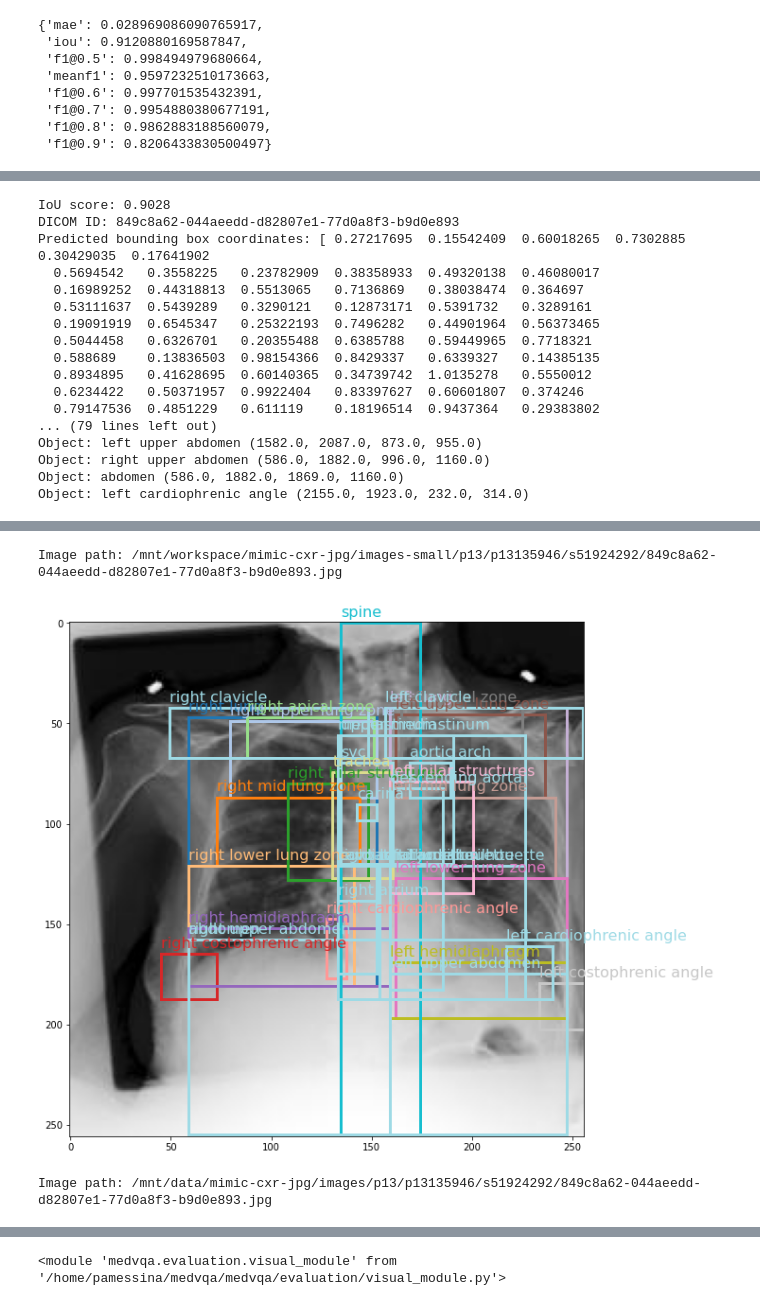
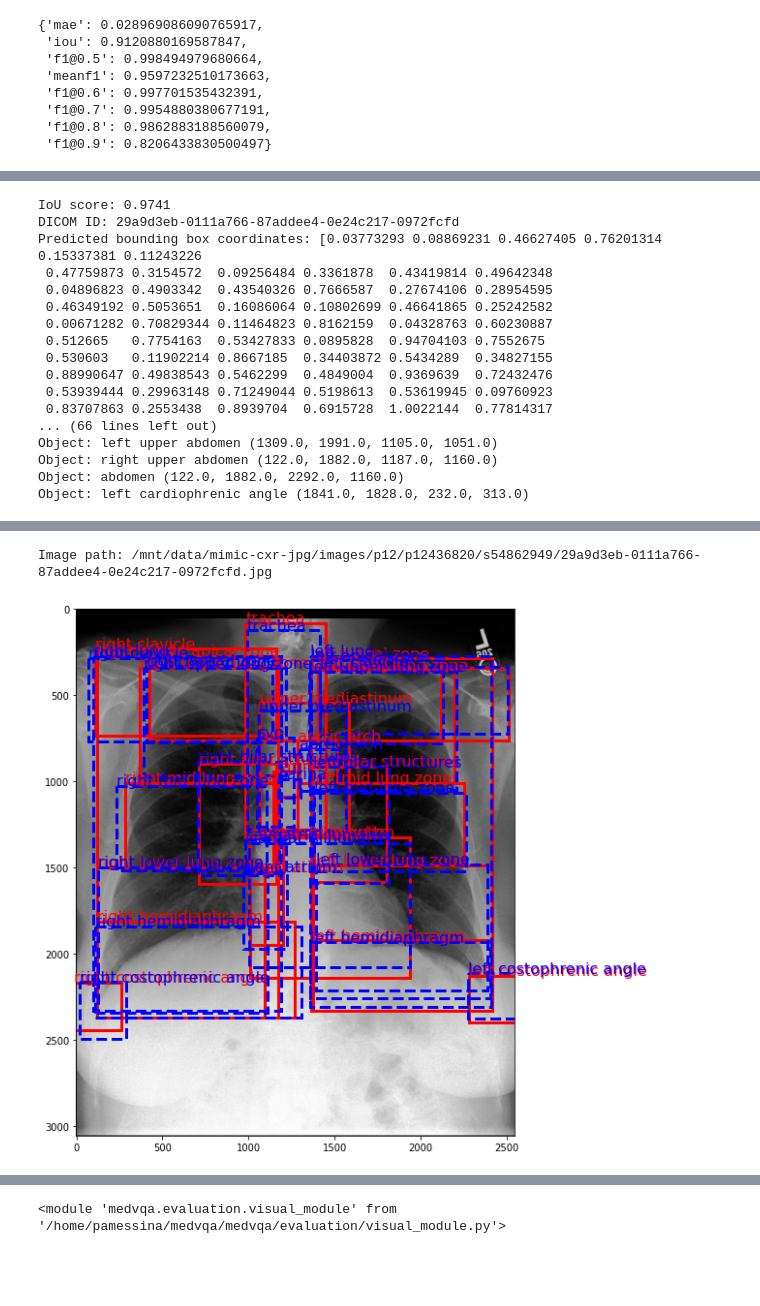
Before and after one commit to PabloMessina/MedVQA, a Jupyter notebook: medvqa/notebooks/evaluate bounding boxes.ipynb, the cells around one changed output, grey strips where cells are left out. Cells and saved outputs as stored; diff of their text form; code cells hidden in the pictures; blank space fills up the shorter version.

```diff
--- a/medvqa/notebooks/evaluate bounding boxes.ipynb
+++ b/medvqa/notebooks/evaluate bounding boxes.ipynb
@@ -326,4 +590,4 @@ load_pickle('/mnt/data/pamessina/workspaces/medvqa-workspace/results/vqa/2023020
 # %%
 from medvqa.evaluation.visual_module import ChestImagenomeBboxPredictionsVisualizer
 # %%
-visualizer = ChestImagenomeBboxPredictionsVisualizer('/mnt/data/pamessina/workspaces/medvqa-workspace/results/vqa/20230208_231030_mim+mim(chex)_oevqa(dense121+onehot+transf)_visenc-pretr=0_dws=1.0,1.0_medtok_chx_amp/mimiccxr_test_set__bbox_predictions(eval_mode=chest_imagenome_trained_model,clamped).pkl')
+visualizer = ChestImagenomeBboxPredictionsVisualizer('/mnt/data/pamessina/workspaces/medvqa-workspace/results/visual_module/20230216_131111_mim_dn121/chest_imagenome_gold__bbox_predictions(eval_mode=chest_imagenome_trained_model).pkl')
@@ -334,20 +601,20 @@ visualizer.plot_iou_scores(figsize=(10, 5))
 # %%
-visualizer.visualize_bbox_predictions_example(-2000)
+visualizer.visualize_bbox_predictions_example(-1)
 # %% [output]
-IoU score: 0.9028
-DICOM ID: 849c8a62-044aeedd-d82807e1-77d0a8f3-b9d0e893
-Predicted bounding box coordinates: [ 0.27217695  0.15542409  0.60018265  0.7302885   0.30429035  0.17641902
-  0.5694542   0.3558225   0.23782909  0.38358933  0.49320138  0.46080017
-  0.16989252  0.44318813  0.5513065   0.7136869   0.38038474  0.364697
-  0.53111637  0.5439289   0.3290121   0.12873171  0.5391732   0.3289161
-  0.19091919  0.6545347   0.25322193  0.7496282   0.44901964  0.56373465
-  0.5044458   0.6326701   0.20355488  0.6385788   0.59449965  0.7718321
-  0.588689    0.13836503  0.98154366  0.8429337   0.6339327   0.14385135
-  0.8934895   0.41628695  0.60140365  0.34739742  1.0135278   0.5550012
-  0.6234422   0.50371957  0.9922404   0.83397627  0.60601807  0.374246
-  0.79147536  0.4851229   0.611119    0.18196514  0.9437364   0.29383802
-... (79 lines left out)
-Object: left upper abdomen (1582.0, 2087.0, 873.0, 955.0)
-Object: right upper abdomen (586.0, 1882.0, 996.0, 1160.0)
-Object: abdomen (586.0, 1882.0, 1869.0, 1160.0)
-Object: left cardiophrenic angle (2155.0, 1923.0, 232.0, 314.0)
+IoU score: 0.9741
+DICOM ID: 29a9d3eb-0111a766-87addee4-0e24c217-0972fcfd
+Predicted bounding box coordinates: [0.03773293 0.08869231 0.46627405 0.76201314 0.15337381 0.11243226
+ 0.47759873 0.3154572  0.09256484 0.3361878  0.43419814 0.49642348
+ 0.04896823 0.4903342  0.43540326 0.7666587  0.27674106 0.28954595
+ 0.46349192 0.5053651  0.16086064 0.10802699 0.46641865 0.25242582
+ 0.00671282 0.70829344 0.11464823 0.8162159  0.04328763 0.60230887
+ 0.512665   0.7754163  0.53427833 0.0895828  0.94704103 0.7552675
+ 0.530603   0.11902214 0.8667185  0.34403872 0.5434289  0.34827155
+ 0.88990647 0.49838543 0.5462299  0.4849004  0.9369639  0.72432476
+ 0.53939444 0.29963148 0.71249044 0.5198613  0.53619945 0.09760923
+ 0.83707863 0.2553438  0.8939704  0.6915728  1.0022144  0.77814317
+... (66 lines left out)
+Object: left upper abdomen (1309.0, 1991.0, 1105.0, 1051.0)
+Object: right upper abdomen (122.0, 1882.0, 1187.0, 1160.0)
+Object: abdomen (122.0, 1882.0, 2292.0, 1160.0)
+Object: left cardiophrenic angle (1841.0, 1828.0, 232.0, 313.0)
@@ -355,3 +622,2 @@ Object: left cardiophrenic angle (2155.0, 1923.0, 232.0, 314.0)
-Image path: /mnt/workspace/mimic-cxr-jpg/images-small/p13/p13135946/s51924292/849c8a62-044aeedd-d82807e1-77d0a8f3-b9d0e893.jpg
+Image path: /mnt/data/mimic-cxr-jpg/images/p12/p12436820/s54862949/29a9d3eb-0111a766-87addee4-0e24c217-0972fcfd.jpg
-[figure, old version]
+[figure, new version]
-Image path: /mnt/data/mimic-cxr-jpg/images/p13/p13135946/s51924292/849c8a62-044aeedd-d82807e1-77d0a8f3-b9d0e893.jpg
```
Also changed, not shown: parts of 19 cells of this notebook, 24 other files.
